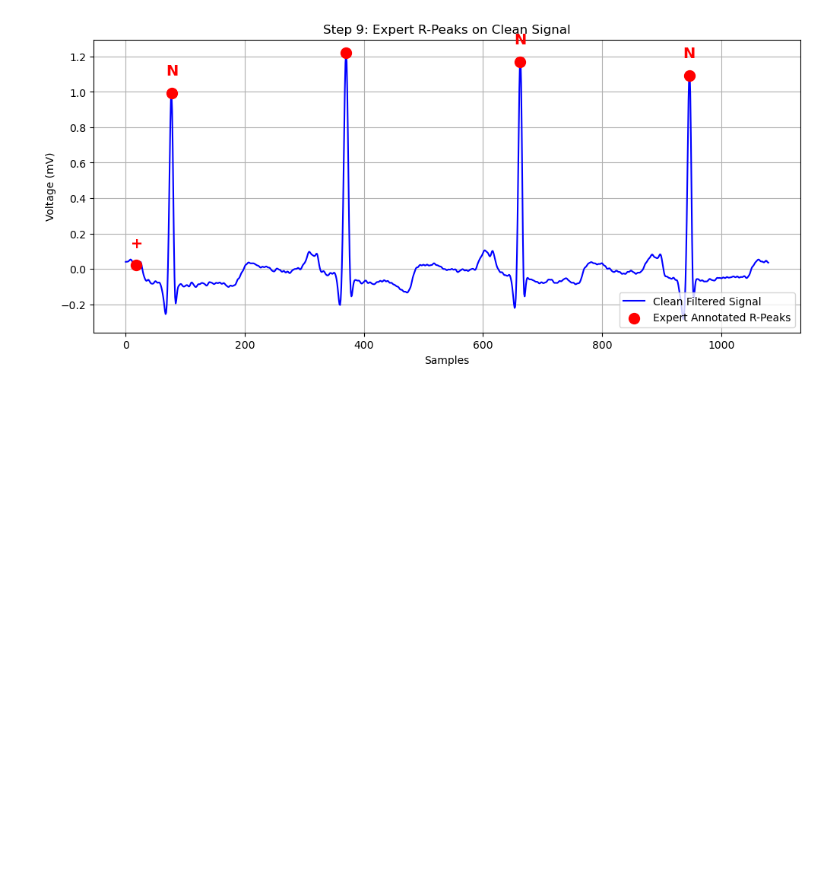
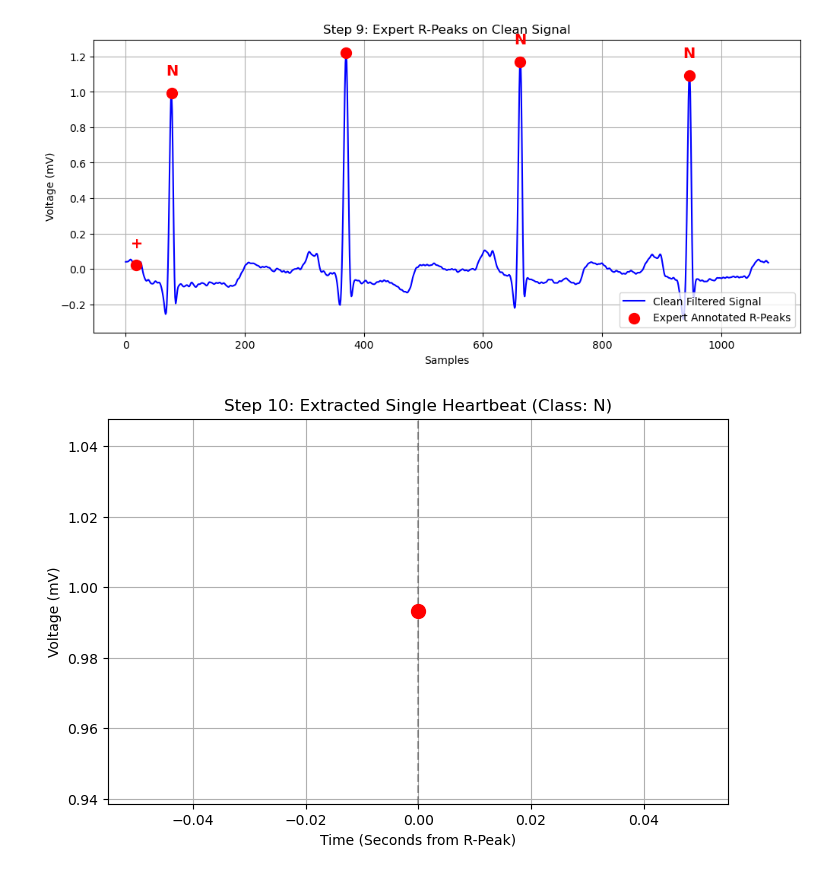
Before and after one commit to Bijon2002/ECG-Arrhythmia-Detection, a Jupyter notebook: notebooks/01_data_processing_tutorial.ipynb, the cells around one changed output. Cells and saved outputs as stored; diff of their text form; code cells hidden in the pictures; blank space fills up the shorter version.

```diff
--- a/notebooks/01_data_processing_tutorial.ipynb
+++ b/notebooks/01_data_processing_tutorial.ipynb
@@ -108,3 +112,42 @@ plt.grid(True)
 plt.show()
 # %% [output]
 [figure]
+# %%
+# --- STEP 10: EXTRACT 1 BEAT ---
+# Now that we know exactly where the R-peaks are, we can slice out individual heartbeats to feed into our AI.
+# We will use the R-peak as the center of our slice. Our sampling rate is 360 Hz.
+# To get a perfect 1-second window, we will slice 180 samples to the left (0.5 seconds before)
+# and 180 samples to the right (0.5 seconds after) of the R-peak.
+#
+# Let's extract a single heartbeat from our cleaned signal and plot it on its own!
+
+# The first peak might be too close to the beginning of the recording to get a full 0.5s before it.
+# So, let's grab the second peak in our list just to be safe.
+target_peak = peaks_in_window[1]
+target_symbol = symbols_in_window[1]
+
+# Slice exactly 180 samples before and 180 samples after the peak
+window_size = 180
+start_idx = target_peak - window_size
+end_idx = target_peak + window_size
+
+single_beat = filtered_signal[start_idx:end_idx]
+
+# Let's also create an array of time (in seconds) for the x-axis
+time_axis = np.linspace(-0.5, 0.5, len(single_beat))
+
+plt.figure(figsize=(8, 5))
+plt.plot(time_axis, single_beat, color='blue', linewidth=2)
+
+# Mark the R-peak at Time = 0.0
+plt.scatter([0], [filtered_signal[target_peak]], color='red', s=100, zorder=5)
+plt.annotate(target_symbol, (-0.02, filtered_signal[target_peak] + 0.1), fontsize=14, color='red', weight='bold')
+
+plt.title(f"Step 10: Extracted Single Heartbeat (Class: {target_symbol})")
+plt.xlabel("Time (Seconds from R-Peak)")
+plt.ylabel("Voltage (mV)")
+plt.grid(True)
+plt.axvline(0, color='black', linestyle='--', alpha=0.3) # Draw a line down the center
+plt.show()
+# %% [output]
+[figure, added]
```
Also changed, not shown: parts of 6 cells of this notebook, 3 other files.
